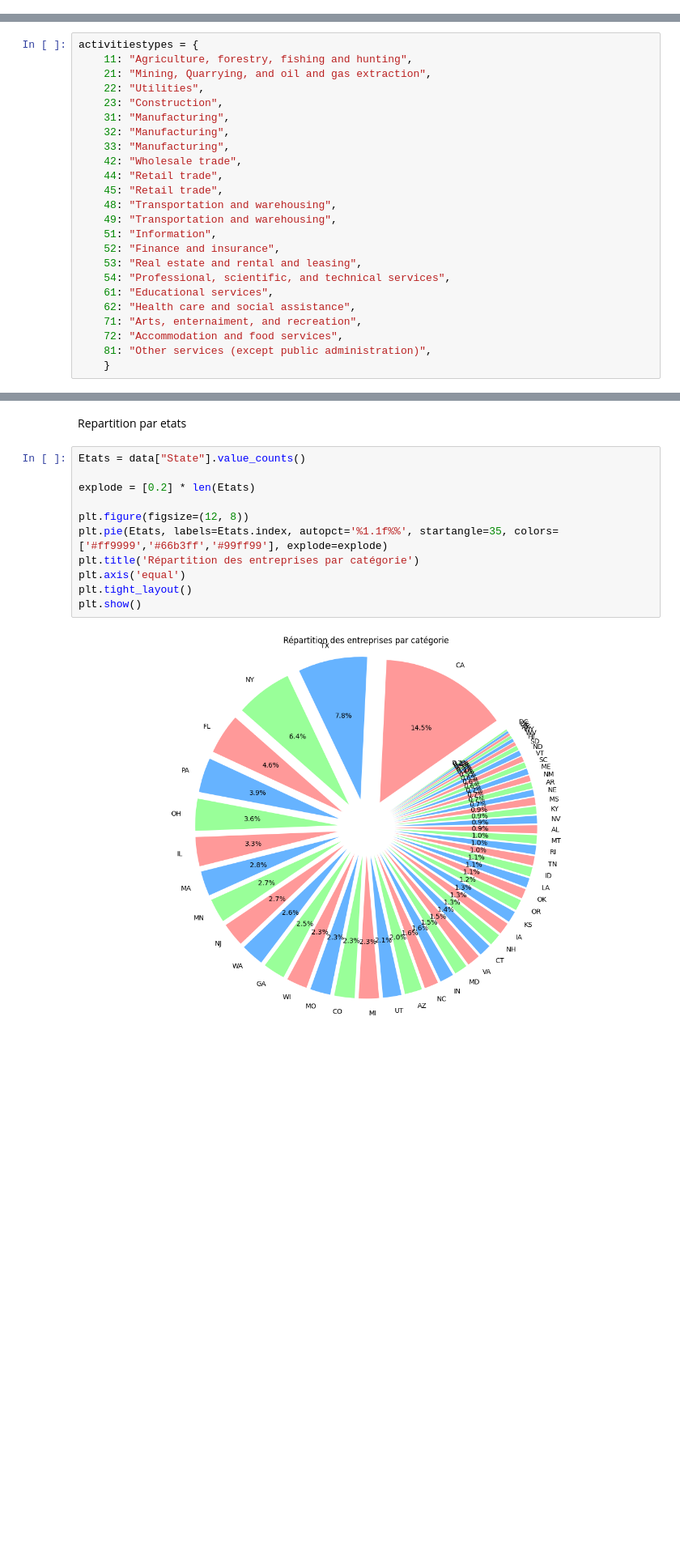
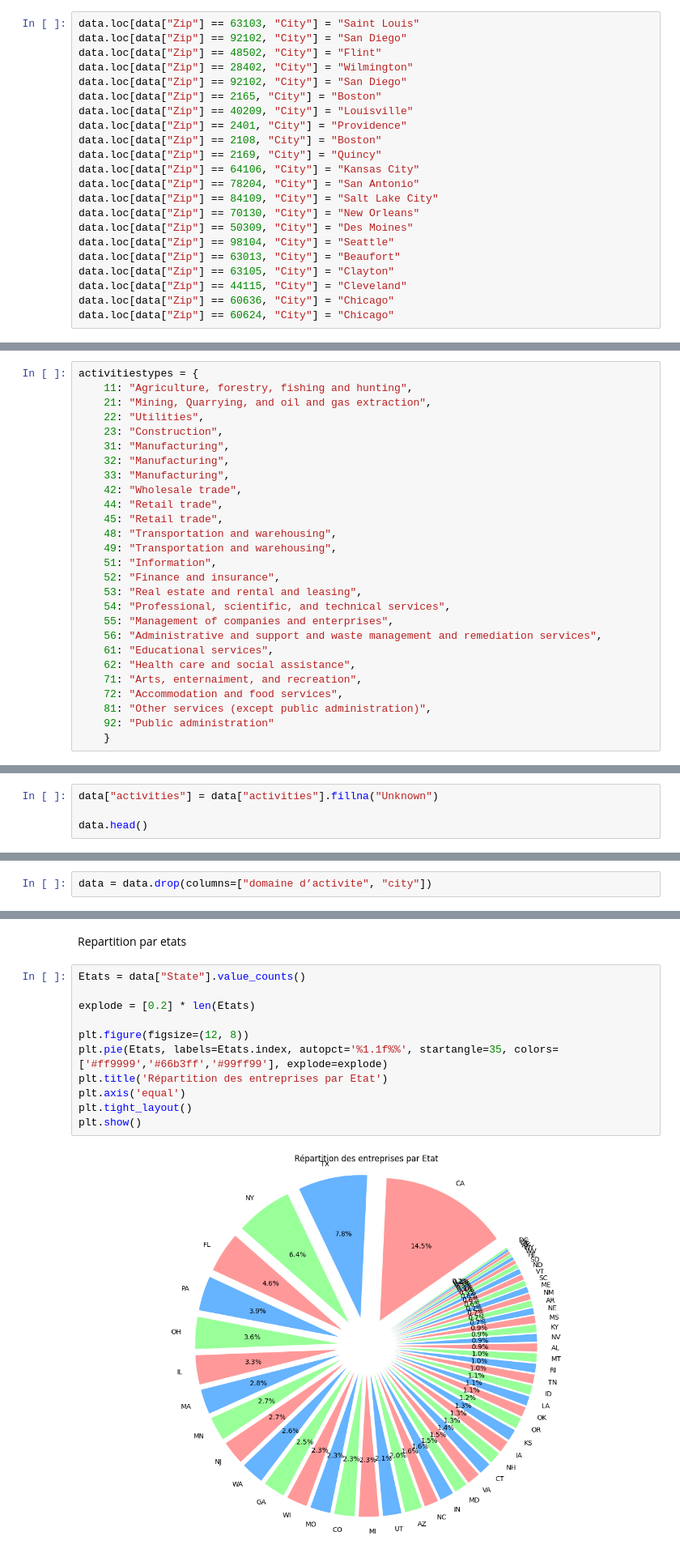
Before and after one commit to MichAdebayo/brief-loan-prediction, a Jupyter notebook: Nettoyage.ipynb, the cells around one changed output, grey strips where cells are left out. Shown at 81% size. Drawn from its saved outputs; the diff is of its cells as text; blank space fills up the shorter version.

```diff
--- a/Nettoyage.ipynb
+++ b/Nettoyage.ipynb
@@ -148,0 +192,22 @@ activities          235119  26.148622
+# %%
+data.loc[data["Zip"] == 63103, "City"] = "Saint Louis"
+data.loc[data["Zip"] == 92102, "City"] = "San Diego"
+data.loc[data["Zip"] == 48502, "City"] = "Flint"
+data.loc[data["Zip"] == 28402, "City"] = "Wilmington"
+data.loc[data["Zip"] == 92102, "City"] = "San Diego"
+data.loc[data["Zip"] == 2165, "City"] = "Boston"
+data.loc[data["Zip"] == 40209, "City"] = "Louisville"
+data.loc[data["Zip"] == 2401, "City"] = "Providence"
+data.loc[data["Zip"] == 2108, "City"] = "Boston"
+data.loc[data["Zip"] == 2169, "City"] = "Quincy"
+data.loc[data["Zip"] == 64106, "City"] = "Kansas City"
+data.loc[data["Zip"] == 78204, "City"] = "San Antonio"
+data.loc[data["Zip"] == 84109, "City"] = "Salt Lake City"
+data.loc[data["Zip"] == 70130, "City"] = "New Orleans"
+data.loc[data["Zip"] == 50309, "City"] = "Des Moines"
+data.loc[data["Zip"] == 98104, "City"] = "Seattle"
+data.loc[data["Zip"] == 63013, "City"] = "Beaufort"
+data.loc[data["Zip"] == 63105, "City"] = "Clayton"
+data.loc[data["Zip"] == 44115, "City"] = "Cleveland"
+data.loc[data["Zip"] == 60636, "City"] = "Chicago"
+data.loc[data["Zip"] == 60624, "City"] = "Chicago"
@@ -180,9 +247,12 @@ activitiestypes = {
     52: "Finance and insurance",
     53: "Real estate and rental and leasing",
     54: "Professional, scientific, and technical services",
+    55: "Management of companies and enterprises",
+    56: "Administrative and support and waste management and remediation services",
     61: "Educational services",
     62: "Health care and social assistance",
     71: "Arts, enternaiment, and recreation",
     72: "Accommodation and food services",
     81: "Other services (except public administration)",
+    92: "Public administration"
     }
@@ -197,3 +269,7 @@ data.head()
 | 3 | 1000044001 | BIG BUCKS PAWN & JEWELRY, LLC | BROKEN ARROW | OK | 74012 | 1ST NATL BK & TR CO OF BROKEN | OK | 0 | 28-Feb-97 | ... |
 | 4 | 1000054004 | ANASTASIA CONFECTIONS, INC. | ORLANDO | FL | 32801 | FLORIDA BUS. DEVEL CORP | FL | 0 | 28-Feb-97 | ... |
 5 rows × 29 columns
+# %%
+data["activities"] = data["activities"].fillna("Unknown")
+
+data.head()
@@ -199,0 +284,2 @@ data.head()
+# %%
+data = data.drop(columns=["domaine d’activite", "city"])
@@ -217,16 +305,16 @@ Repartition par etats
 # %%
 Etats = data["State"].value_counts()
 
 explode = [0.2] * len(Etats)
 
 plt.figure(figsize=(12, 8))
 plt.pie(Etats, labels=Etats.index, autopct='%1.1f%%', startangle=35, colors=['#ff9999','#66b3ff','#99ff99'], explode=explode)
-plt.title('Répartition des entreprises par catégorie')
+plt.title('Répartition des entreprises par Etat')
 plt.axis('equal')
 plt.tight_layout()
 plt.show()
 # %% [output]
-[figure, old version]
+[figure, new version]
 # %% [markdown]
 repartition par années d’accord de pret
 # %%
```
Also changed, not shown: parts of 23 cells of this notebook, 1 other file.
